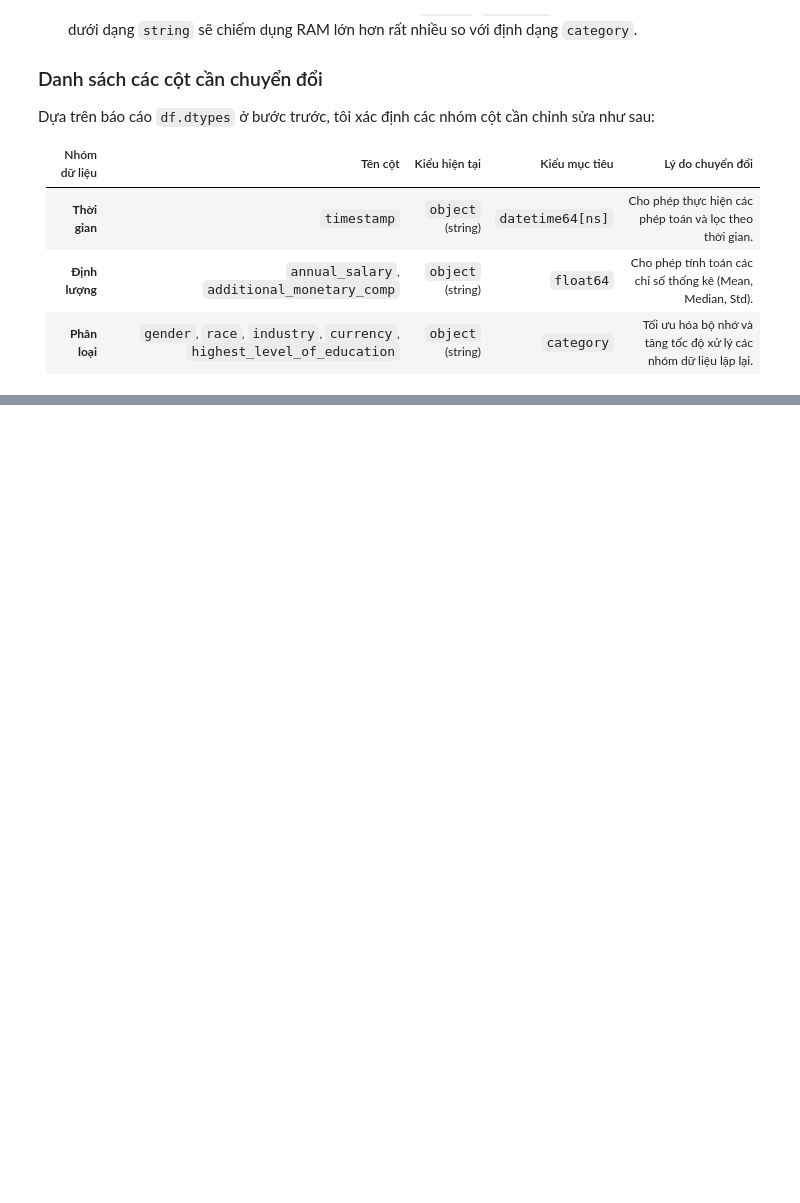
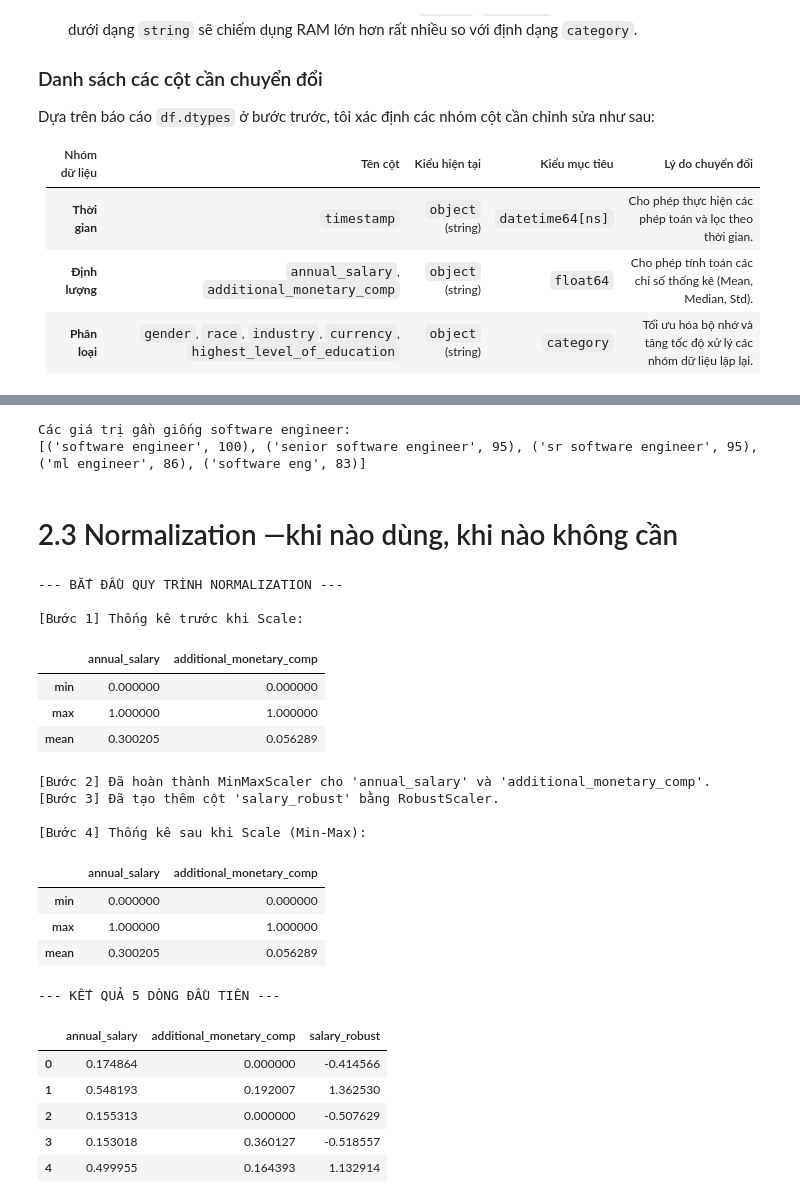
Before and after one commit to GiaHuy-K/DHV301_HuongNTC2, a Jupyter notebook: Handout2/salary_cleaning.ipynb, the cells around one changed output, grey strips where cells are left out. Cells and saved outputs as stored; diff of their text form; code cells hidden in the pictures; blank space fills up the shorter version.

```diff
--- a/Handout2/salary_cleaning.ipynb
+++ b/Handout2/salary_cleaning.ipynb
@@ -350,0 +463,69 @@ Dựa trên báo cáo `df.dtypes` ở bước trước, tôi xác định các n
+# %%
+from fuzzywuzzy import process
+
+# Lấy danh sách các giá trị duy nhất trong cột
+unique_titles = df_clean['job_title'].unique()
+
+# Tìm các giá trị gần giống với "software engineer"
+matches = process.extract("software engineer", unique_titles, limit=5)
+print("Các giá trị gần giống software engineer:")
+print(matches)
+# Kết quả trả về dạng (giá trị, điểm tương đồng)
+# %% [output]
+Các giá trị gần giống software engineer:
+[('software engineer', 100), ('senior software engineer', 95), ('sr software engineer', 95), ('ml engineer', 86), ('software eng', 83)]
+# %% [markdown]
+# 2.3 Normalization —khi nào dùng, khi nào không cần
+# %%
+from sklearn.preprocessing import MinMaxScaler, StandardScaler, RobustScaler
+
+# 1. Khai báo cột cần xử lý
+num_cols = ['annual_salary', 'additional_monetary_comp']
+
+print("--- BẮT ĐẦU QUY TRÌNH NORMALIZATION ---")
+
+# 2. Kiểm tra thông số TRƯỚC khi scale (để đưa vào báo cáo)
+print("\n[Bước 1] Thống kê trước khi Scale:")
+display(df_clean[num_cols].describe().loc[['min', 'max', 'mean']])
+
+# 3. Thực hiện MinMaxScaler (Ép về khoảng [0, 1])
+# LÝ DO: Giúp đồng nhất thang đo giữa lương và thưởng
+scaler_minmax = MinMaxScaler()
+df_clean[num_cols] = scaler_minmax.fit_transform(df_clean[num_cols])
+print("\n[Bước 2] Đã hoàn thành MinMaxScaler cho 'annual_salary' và 'additional_monetary_comp'.")
+
+# 4. Thực hiện RobustScaler (Dành cho cột có nhiều Outlier)
+# LÝ DO: RobustScaler dùng Median và IQR nên không bị ảnh hưởng bởi các mức lương "khủng"
+scaler_robust = RobustScaler()
+df_clean['salary_robust'] = scaler_robust.fit_transform(df_clean[['annual_salary']])
+print("[Bước 3] Đã tạo thêm cột 'salary_robust' bằng RobustScaler.")
+
+# 5. Kiểm tra thông số SAU khi scale
+print("\n[Bước 4] Thống kê sau khi Scale (Min-Max):")
+display(df_clean[num_cols].describe().loc[['min', 'max', 'mean']])
+
+print("\n--- KẾT QUẢ 5 DÒNG ĐẦU TIÊN ---")
+display(df_clean[num_cols + ['salary_robust']].head())
+# %% [output]
+--- BẮT ĐẦU QUY TRÌNH NORMALIZATION ---
+
+[Bước 1] Thống kê trước khi Scale:
+|  | annual_salary | additional_monetary_comp |
+| min | 0.000000 | 0.000000 |
+| max | 1.000000 | 1.000000 |
+| mean | 0.300205 | 0.056289 |
+[Bước 2] Đã hoàn thành MinMaxScaler cho 'annual_salary' và 'additional_monetary_comp'.
+[Bước 3] Đã tạo thêm cột 'salary_robust' bằng RobustScaler.
+
+[Bước 4] Thống kê sau khi Scale (Min-Max):
+|  | annual_salary | additional_monetary_comp |
+| min | 0.000000 | 0.000000 |
+| max | 1.000000 | 1.000000 |
+| mean | 0.300205 | 0.056289 |
+--- KẾT QUẢ 5 DÒNG ĐẦU TIÊN ---
+|  | annual_salary | additional_monetary_comp | salary_robust |
+| 0 | 0.174864 | 0.000000 | -0.414566 |
+| 1 | 0.548193 | 0.192007 | 1.362530 |
+| 2 | 0.155313 | 0.000000 | -0.507629 |
+| 3 | 0.153018 | 0.360127 | -0.518557 |
+| 4 | 0.499955 | 0.164393 | 1.132914 |
```
Also changed, not shown: parts of 8 cells of this notebook, 2 other files.
